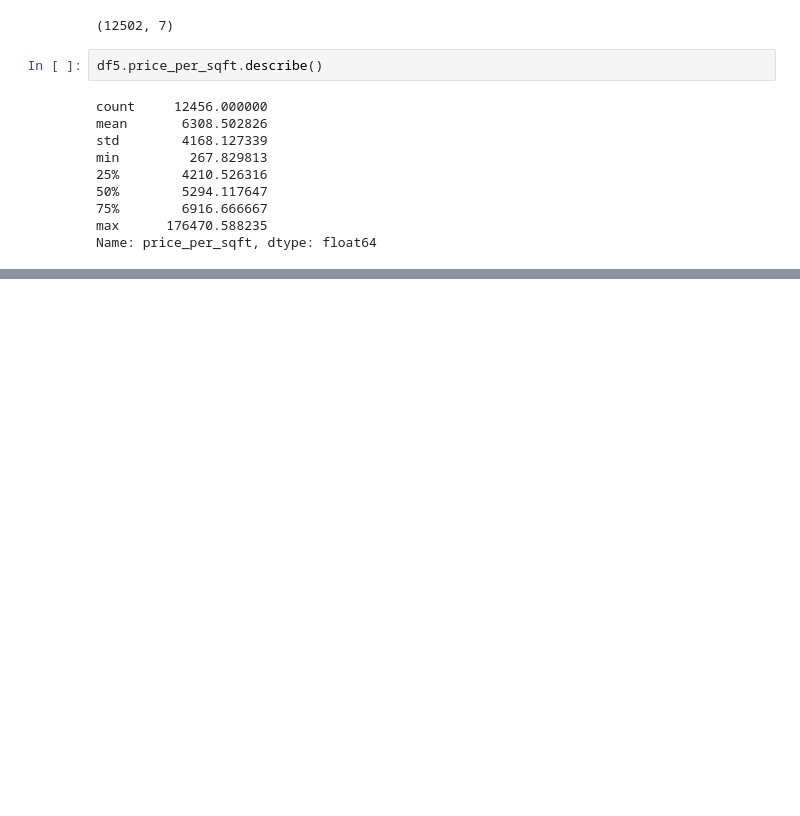
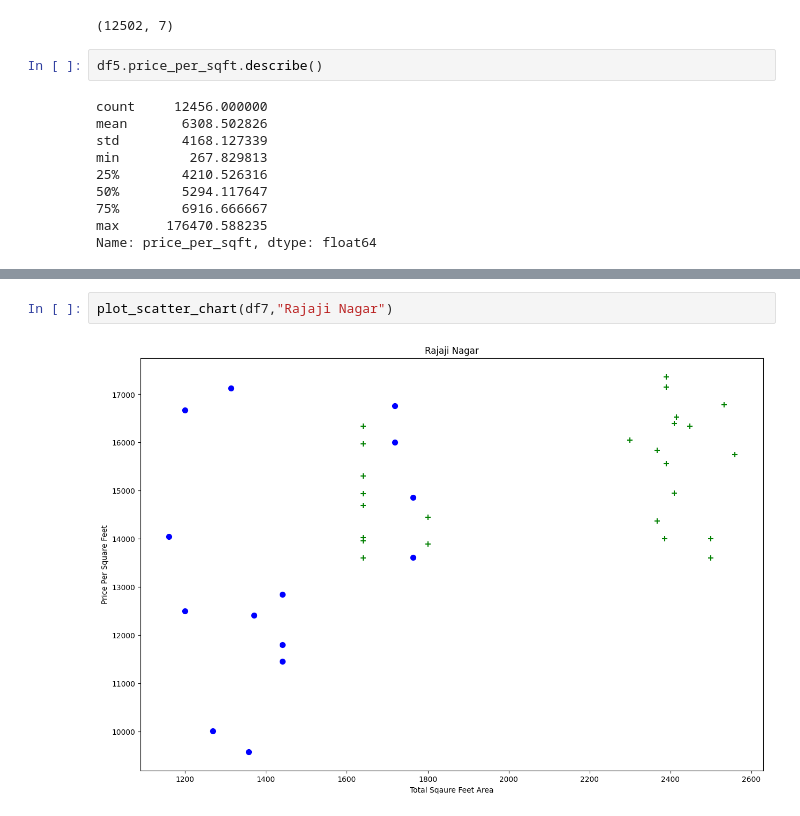
Before and after one commit to srijajha05/Machine-Learning-Project, a Jupyter notebook: Untitled.ipynb, the cells around one changed output, grey strips where cells are left out. Cells and saved outputs as stored; diff of their text form; blank space fills up the shorter version.

```diff
--- a/Untitled.ipynb
+++ b/Untitled.ipynb
@@ -284,0 +363,4 @@ Name: price_per_sqft, dtype: float64
+# %%
+plot_scatter_chart(df7,"Rajaji Nagar")
+# %% [output]
+[figure, added]
```
Also changed, not shown: parts of 31 cells of this notebook.
